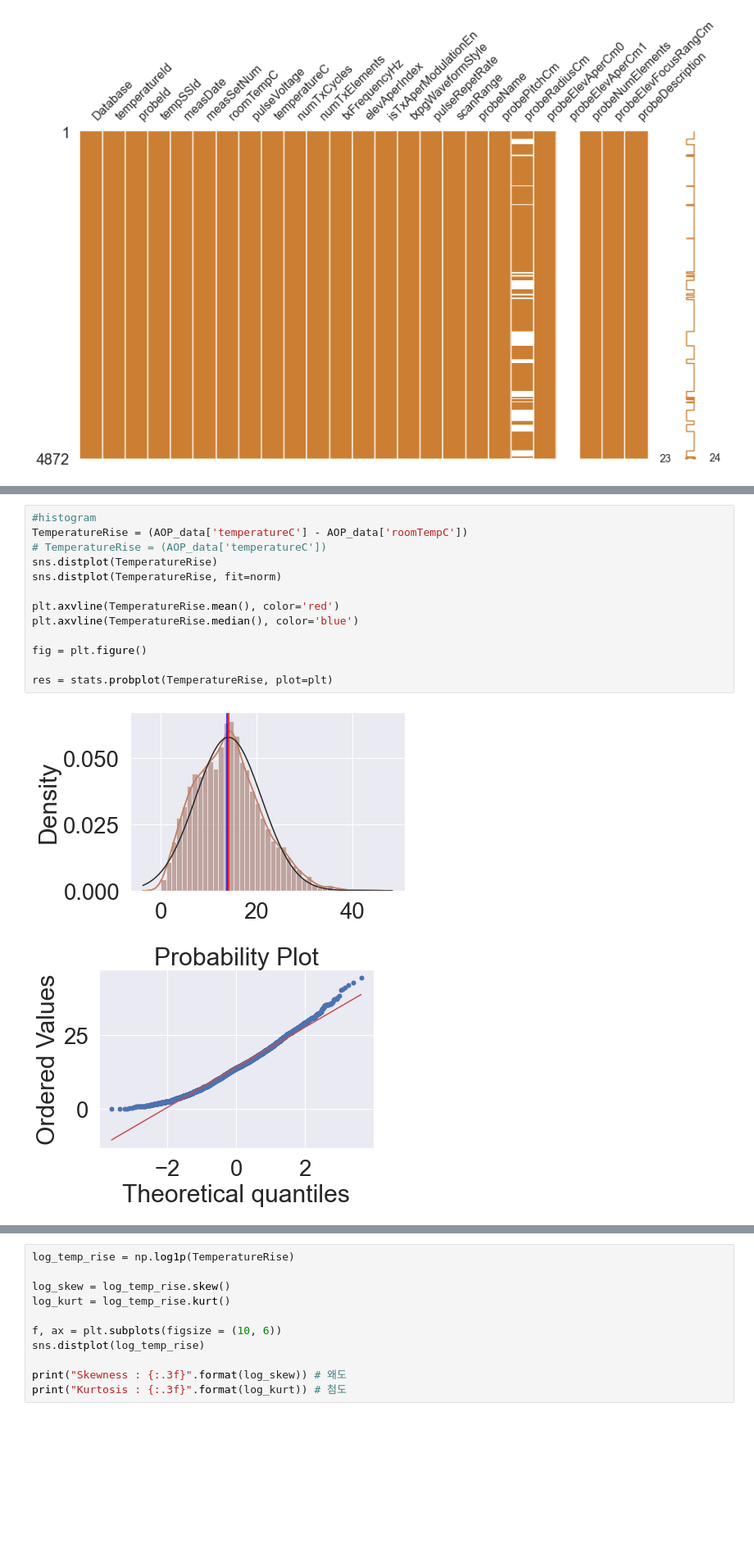
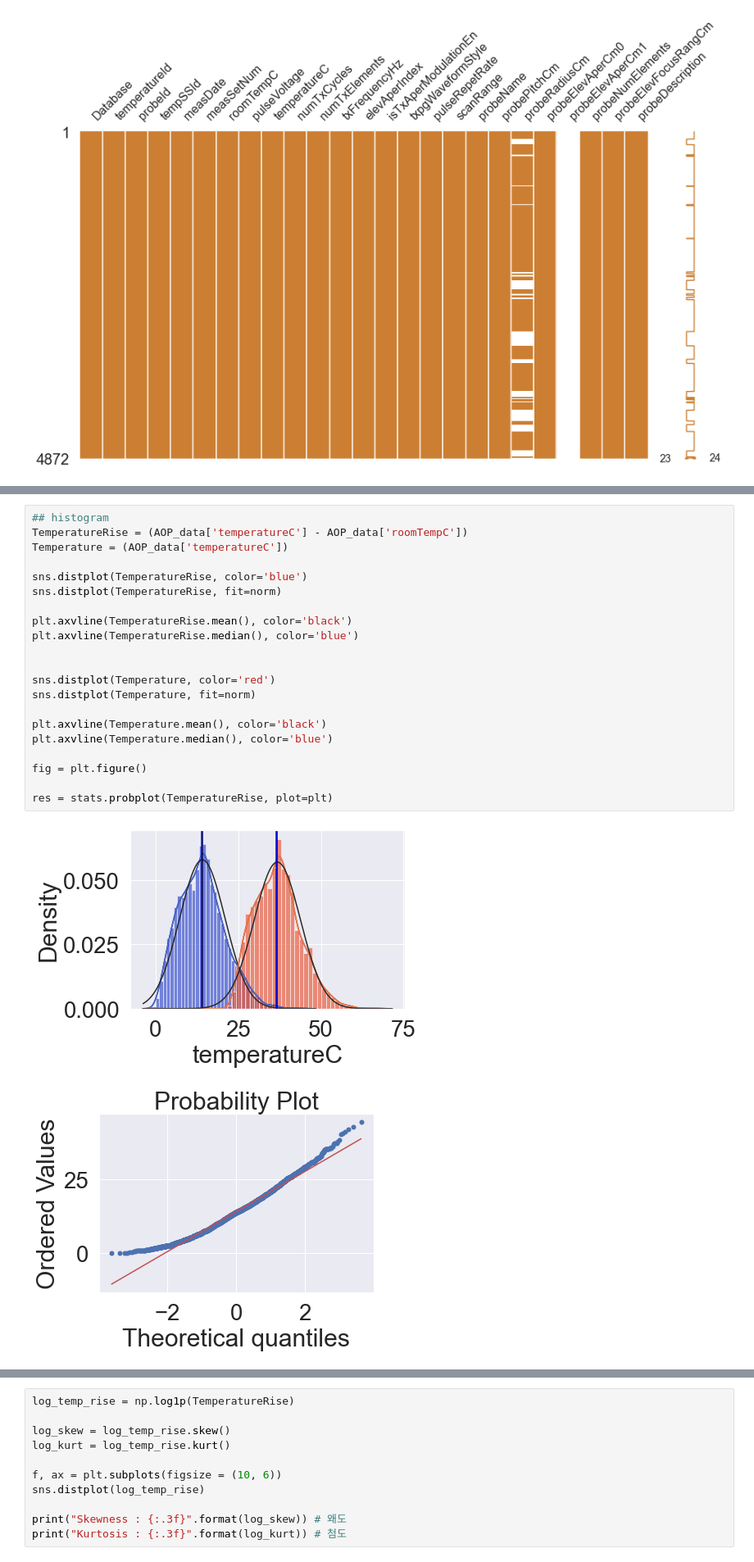
Before and after one commit to Hot-KimChi/ML_DL_study, a Jupyter notebook: Temperature measurement.ipynb, the cells around one changed output, grey strips where cells are left out. Shown at 82% size. Cells and saved outputs as stored; diff of their text form; blank space fills up the shorter version.

```diff
--- a/Temperature measurement.ipynb
+++ b/Temperature measurement.ipynb
@@ -218,18 +218,26 @@ msno.matrix(df=AOP_data, figsize=(15,8), color=(0.8, 0.5, 0.2))
     - symmetrical bell curve 혹은 normal distribution에서 왜곡 정도를 말한다. 데이터 분포의 대칭성이 얼마나 결핍되었는지를 측정한다. 완전히 대칭인 분포는 skewness가 0이다.
     - ![image.png](attachment:image.png)
 # %%
-#histogram
+## histogram
 TemperatureRise = (AOP_data['temperatureC'] - AOP_data['roomTempC'])
-# TemperatureRise = (AOP_data['temperatureC'])
-sns.distplot(TemperatureRise)
+Temperature = (AOP_data['temperatureC'])
+
+sns.distplot(TemperatureRise, color='blue')
 sns.distplot(TemperatureRise, fit=norm)
 
-plt.axvline(TemperatureRise.mean(), color='red')
+plt.axvline(TemperatureRise.mean(), color='black')
 plt.axvline(TemperatureRise.median(), color='blue')
+
+
+sns.distplot(Temperature, color='red')
+sns.distplot(Temperature, fit=norm)
+
+plt.axvline(Temperature.mean(), color='black')
+plt.axvline(Temperature.median(), color='blue')
 
 fig = plt.figure()
 
 res = stats.probplot(TemperatureRise, plot=plt)
 # %% [output]
-[figure, old version]
+[figure, new version]
 [figure]
```
Also changed, not shown: parts of 3 cells of this notebook.
